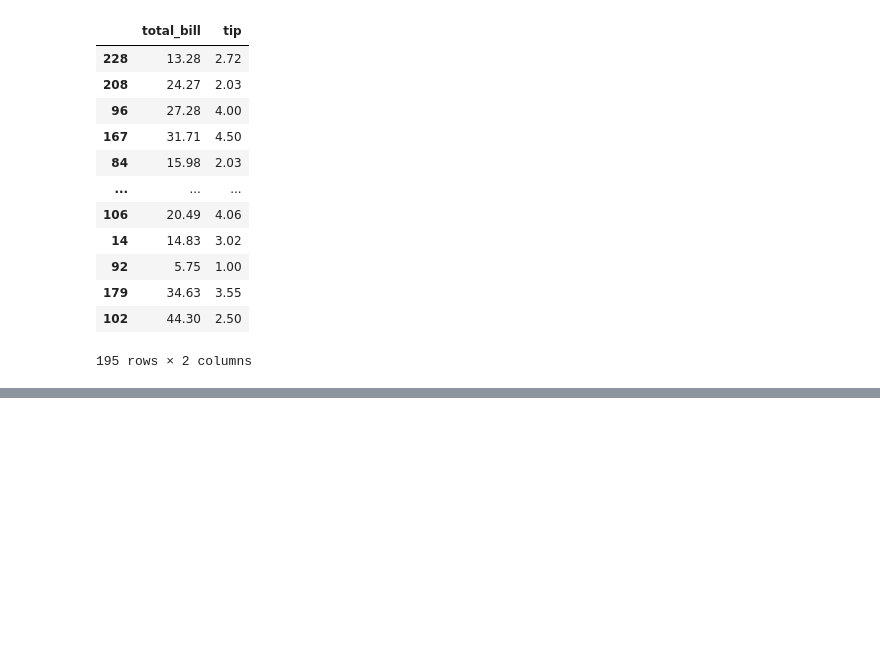
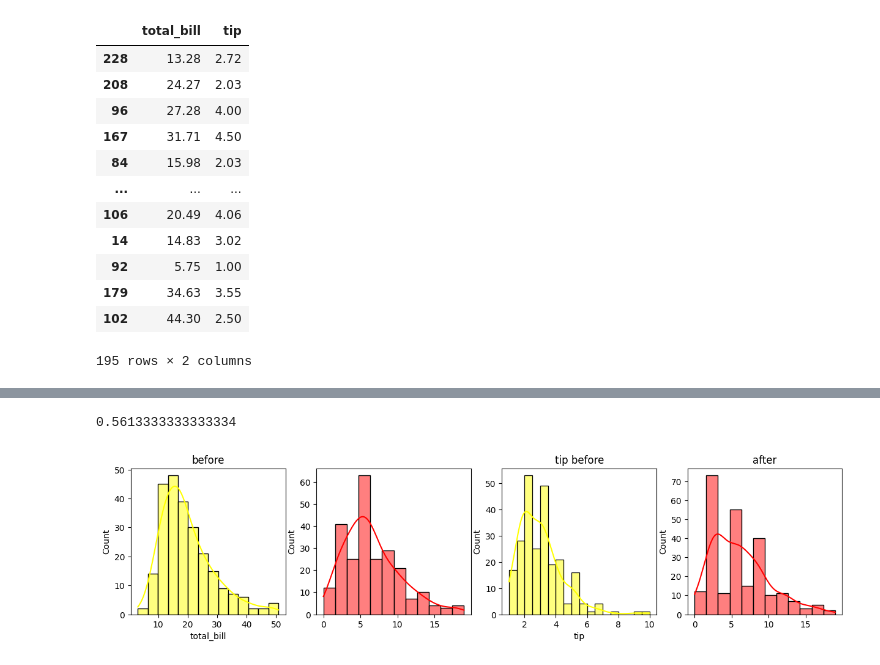
Before and after one commit to Ganesh20000/Machine-Learning, a Jupyter notebook: day-32/bining.ipynb, the cells around one changed output, grey strips where cells are left out. Saved outputs shown, nothing was run; the diff lists cells and outputs as text; code cells hidden in the pictures; blank space fills up the shorter version.

```diff
--- a/day-32/bining.ipynb
+++ b/day-32/bining.ipynb
@@ -367 +361,6 @@ p(10,'quantile')
 [figure]
+# %%
+p(20,'kmeans')
+# %% [output]
+0.5613333333333334
+[figure, added]
```
Also changed, not shown: parts of 15 cells of this notebook, 13 other files.
